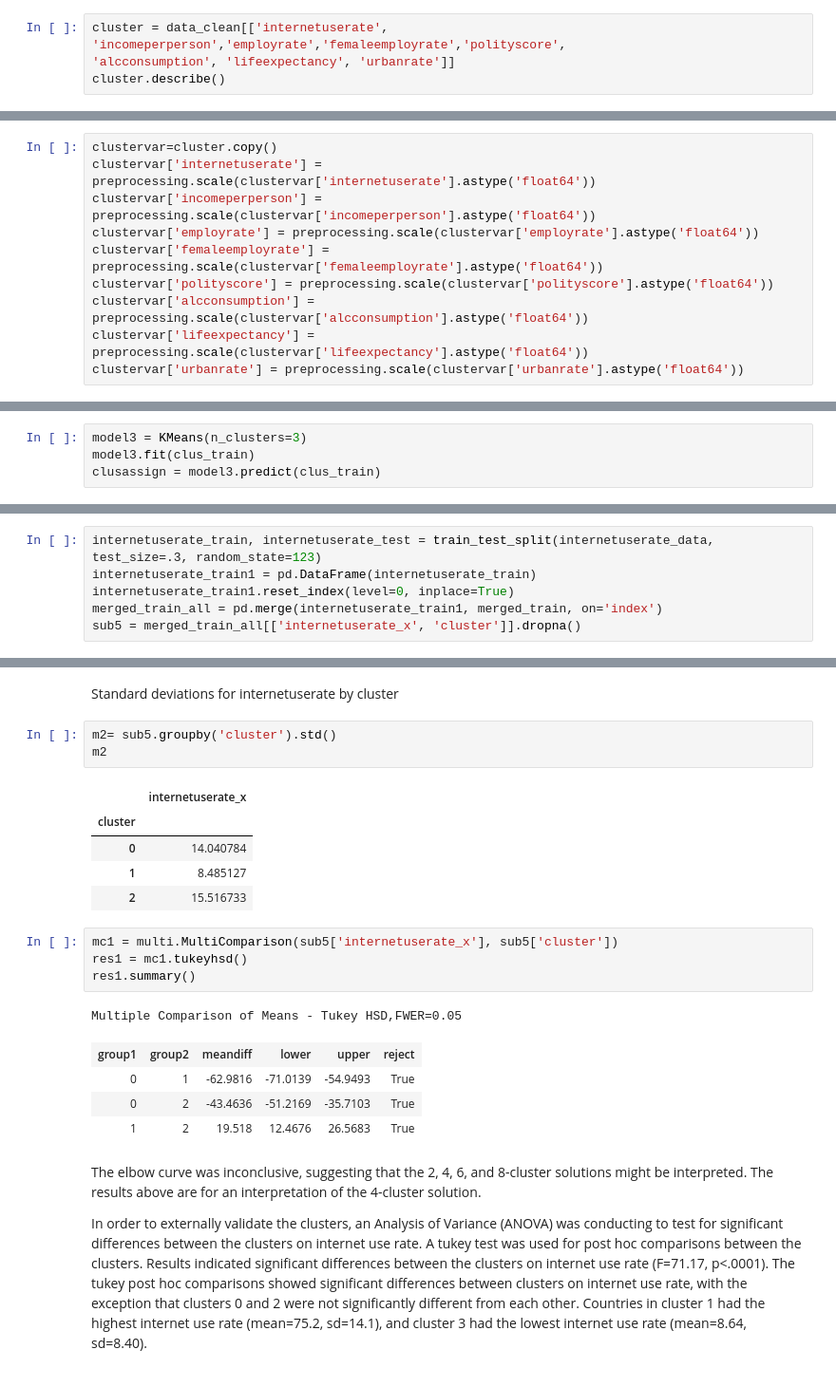
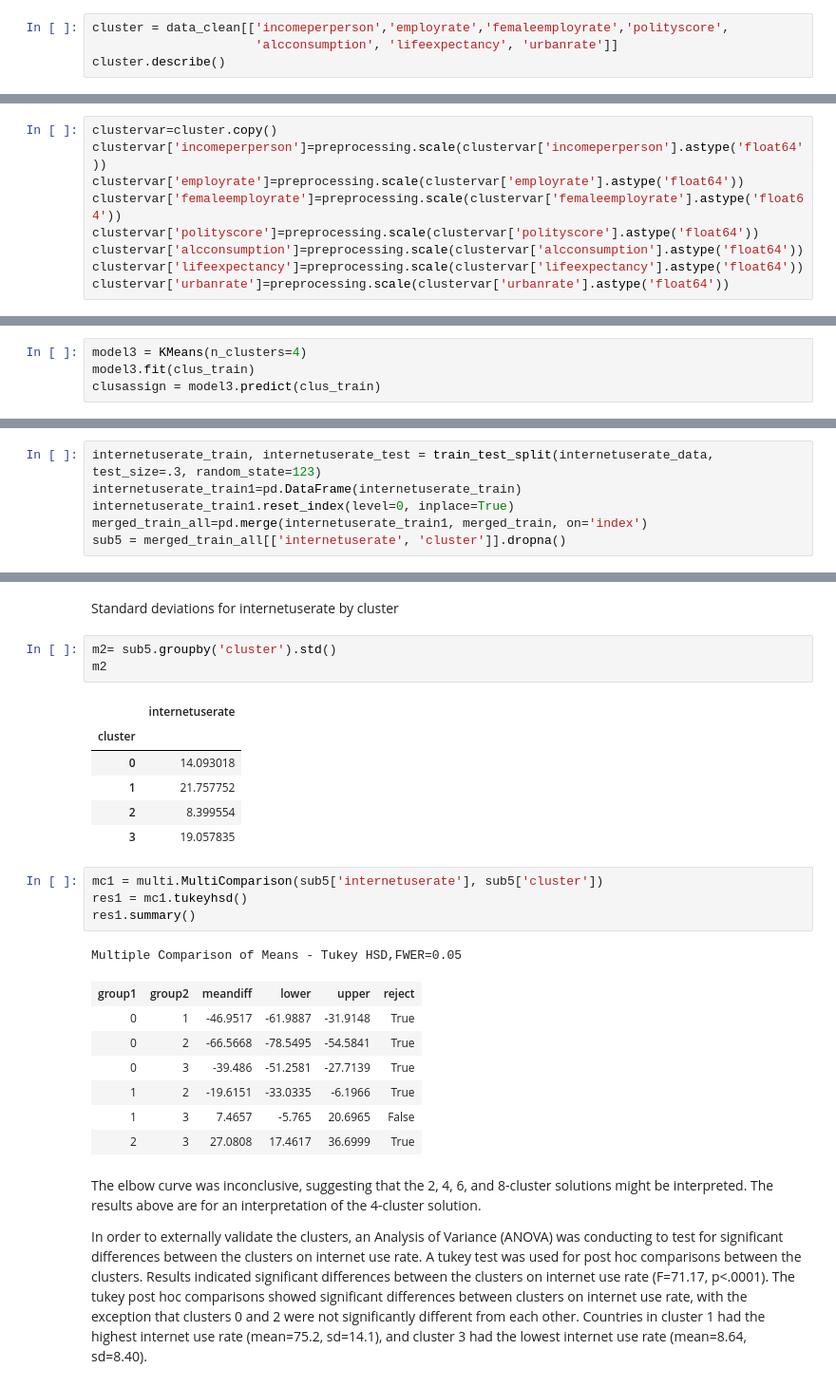
Before and after one commit to raffg/Coursera-Data-Analysis-and-Interpretation, a Jupyter notebook: 04 Machine Learning for Data Analysis - 04 Running a k-means Cluster Analysis.ipynb, the cells around one changed output, grey strips where cells are left out. Shown at 95% size. Drawn from its saved outputs; the diff is of its cells as text.

```diff
--- a/04 Machine Learning for Data Analysis - 04 Running a k-means Cluster Analysis.ipynb
+++ b/04 Machine Learning for Data Analysis - 04 Running a k-means Cluster Analysis.ipynb
@@ -40,7 +40,7 @@ data_clean = sub1.dropna()
 # %% [markdown]
 Subset the clustering variables
 # %%
-cluster = data_clean[['internetuserate', 'incomeperperson','employrate','femaleemployrate','polityscore',
-'alcconsumption', 'lifeexpectancy', 'urbanrate']]
+cluster = data_clean[['incomeperperson','employrate','femaleemployrate','polityscore',
+                      'alcconsumption', 'lifeexpectancy', 'urbanrate']]
 cluster.describe()
 # %% [output]
@@ -57,14 +57,13 @@ cluster.describe()
 Standardize the clustering variables to have mean = 0 and standard deviation = 1
 # %%
 clustervar=cluster.copy()
-clustervar['internetuserate'] = preprocessing.scale(clustervar['internetuserate'].astype('float64'))
-clustervar['incomeperperson'] = preprocessing.scale(clustervar['incomeperperson'].astype('float64'))
-clustervar['employrate'] = preprocessing.scale(clustervar['employrate'].astype('float64'))
-clustervar['femaleemployrate'] = preprocessing.scale(clustervar['femaleemployrate'].astype('float64'))
-clustervar['polityscore'] = preprocessing.scale(clustervar['polityscore'].astype('float64'))
-clustervar['alcconsumption'] = preprocessing.scale(clustervar['alcconsumption'].astype('float64'))
-clustervar['lifeexpectancy'] = preprocessing.scale(clustervar['lifeexpectancy'].astype('float64'))
-clustervar['urbanrate'] = preprocessing.scale(clustervar['urbanrate'].astype('float64'))
+clustervar['incomeperperson']=preprocessing.scale(clustervar['incomeperperson'].astype('float64'))
+clustervar['employrate']=preprocessing.scale(clustervar['employrate'].astype('float64'))
+clustervar['femaleemployrate']=preprocessing.scale(clustervar['femaleemployrate'].astype('float64'))
+clustervar['polityscore']=preprocessing.scale(clustervar['polityscore'].astype('float64'))
+clustervar['alcconsumption']=preprocessing.scale(clustervar['alcconsumption'].astype('float64'))
+clustervar['lifeexpectancy']=preprocessing.scale(clustervar['lifeexpectancy'].astype('float64'))
+clustervar['urbanrate']=preprocessing.scale(clustervar['urbanrate'].astype('float64'))
 # %% [markdown]
 Split the data into train and test sets
 # %%
@@ -95,7 +94,7 @@ plt.show()
 # %% [markdown]
 Interpret 3 cluster solution
 # %%
-model3 = KMeans(n_clusters=3)
+model3 = KMeans(n_clusters=4)
 model3.fit(clus_train)
 clusassign = model3.predict(clus_train)
 # %% [markdown]
@@ -221,8 +222,8 @@ internetuserate_data = data_clean['internetuserate']
 Split internetuserate data into train and test sets
 # %%
 internetuserate_train, internetuserate_test = train_test_split(internetuserate_data, test_size=.3, random_state=123)
-internetuserate_train1 = pd.DataFrame(internetuserate_train)
+internetuserate_train1=pd.DataFrame(internetuserate_train)
 internetuserate_train1.reset_index(level=0, inplace=True)
-merged_train_all = pd.merge(internetuserate_train1, merged_train, on='index')
-sub5 = merged_train_all[['internetuserate_x', 'cluster']].dropna()
+merged_train_all=pd.merge(internetuserate_train1, merged_train, on='index')
+sub5 = merged_train_all[['internetuserate', 'cluster']].dropna()
 # %%
@@ -264,21 +267,25 @@ Standard deviations for internetuserate by cluster
 m2= sub5.groupby('cluster').std()
 m2
 # %% [output]
-|  | internetuserate_x |
+|  | internetuserate |
 | cluster |  |
-| 0 | 14.040784 |
-| 1 | 8.485127 |
-| 2 | 15.516733 |
+| 0 | 14.093018 |
+| 1 | 21.757752 |
+| 2 | 8.399554 |
+| 3 | 19.057835 |
 # %%
-mc1 = multi.MultiComparison(sub5['internetuserate_x'], sub5['cluster'])
+mc1 = multi.MultiComparison(sub5['internetuserate'], sub5['cluster'])
 res1 = mc1.tukeyhsd()
 res1.summary()
 # %% [output]
 Multiple Comparison of Means - Tukey HSD,FWER=0.05
 | group1 | group2 | meandiff | lower | upper | reject |
-| 0 | 1 | -62.9816 | -71.0139 | -54.9493 | True |
-| 0 | 2 | -43.4636 | -51.2169 | -35.7103 | True |
-| 1 | 2 | 19.518 | 12.4676 | 26.5683 | True |
+| 0 | 1 | -46.9517 | -61.9887 | -31.9148 | True |
+| 0 | 2 | -66.5668 | -78.5495 | -54.5841 | True |
+| 0 | 3 | -39.486 | -51.2581 | -27.7139 | True |
+| 1 | 2 | -19.6151 | -33.0335 | -6.1966 | True |
+| 1 | 3 | 7.4657 | -5.765 | 20.6965 | False |
+| 2 | 3 | 27.0808 | 17.4617 | 36.6999 | True |
 # %% [markdown]
 The elbow curve was inconclusive, suggesting that the 2, 4, 6, and 8-cluster solutions might be interpreted. The results above are for an interpretation of the 4-cluster solution.
 
```
Also changed, not shown: parts of 10 cells of this notebook.
